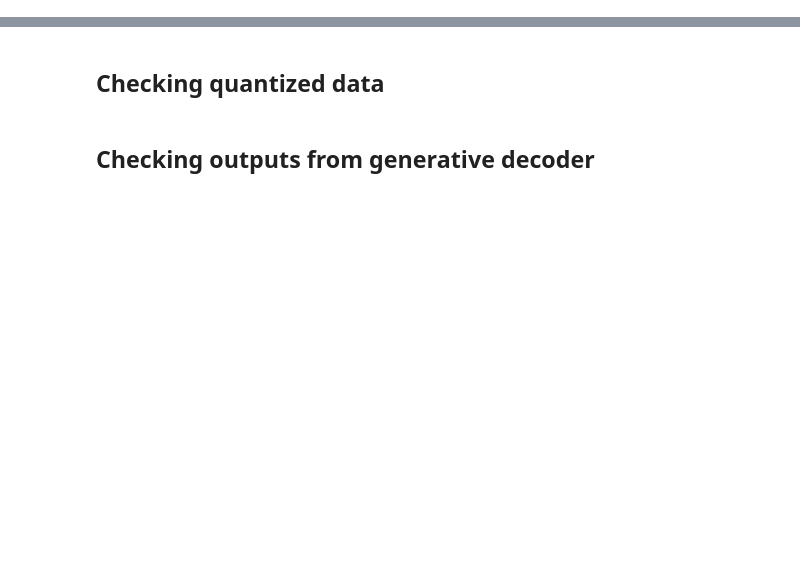
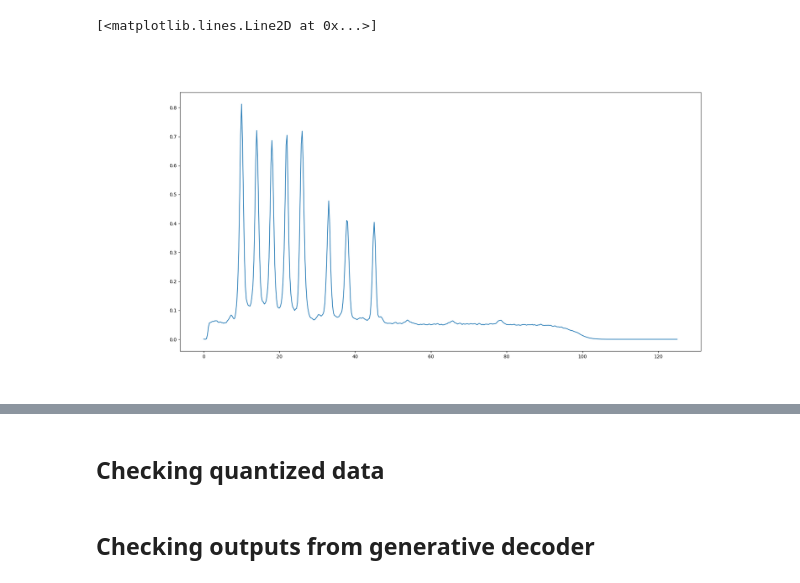
Before and after one commit to ricsinaruto/MEG-transfer-decoding, a Jupyter notebook: notebooks/testing.ipynb, the cells around one changed output, grey strips where cells are left out. Drawn from its saved outputs; the diff is of its cells as text; code cells hidden in the pictures; blank space fills up the shorter version.

```diff
--- a/notebooks/testing.ipynb
+++ b/notebooks/testing.ipynb
@@ -17,0 +21,4 @@ a.shape
+# %%
+path = os.path.join('..', 'results', 'simulated', '8event_snr1_wavenetfullquantized', 'data.mat')
+data = loadmat(path)
+data['X'].shape
@@ -17,0 +27,2 @@ a.shape
+# %%
+data = mne.filter.filter_data(data['X'], 200, 1, 99.9, method='iir', iir_params=dict(order=5, ftype='butter'))
@@ -17,0 +51,9 @@ a.shape
+# %%
+sr = 250
+f, Pxx_den = welch(data[0], sr, nperseg=4*sr)
+
+plt.figure(figsize=(20,10))
+plt.plot(f, Pxx_den)
+# %% [output]
+[<matplotlib.lines.Line2D at 0x...>]
+[figure, added]
```
Also changed, not shown: parts of 27 cells of this notebook, 15 other files.
